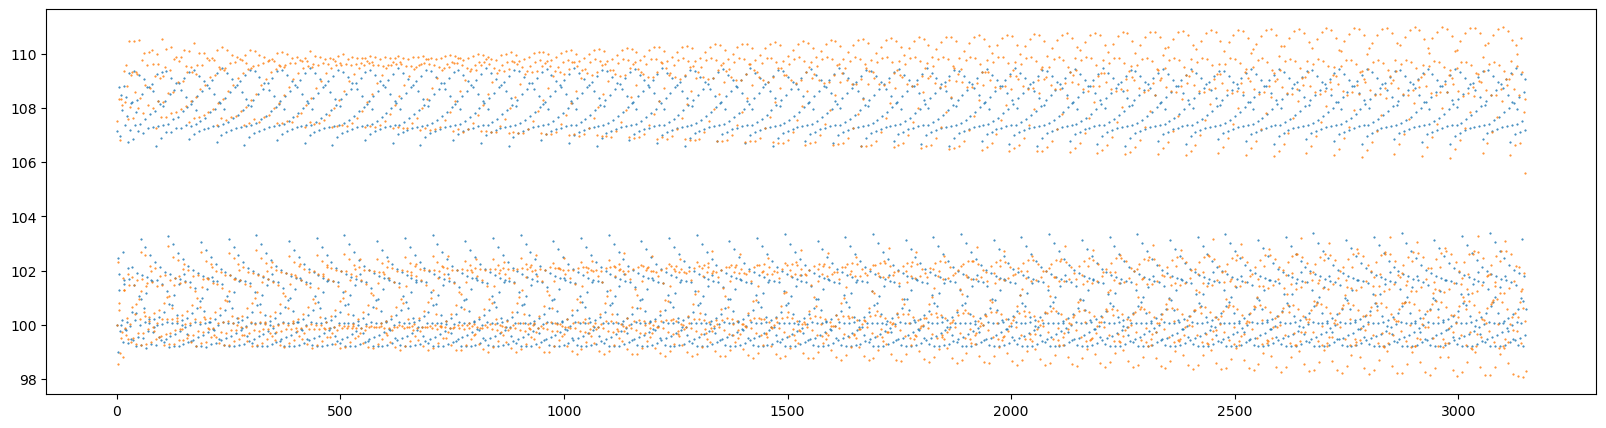
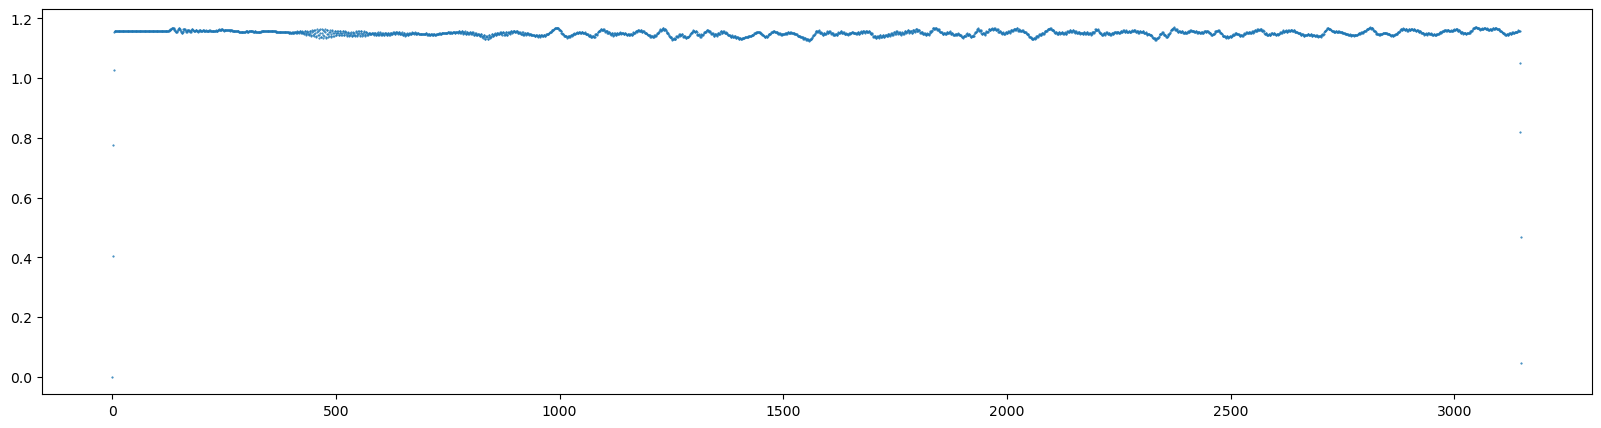
Code edit (unified diff) that turned the first committed figure into the second:
--- before
+++ after
@@ -1,3 +1,3 @@
 plt.figure(figsize=(20,5))
-plt.plot(t, FLUXsim_empty[()]/FLUXsim_empty[0]*100, '.', ms=1)
-plt.plot(t, FLUXsim_crystal[()]/FLUXsim_crystal[0]*100, '.', ms=1)
+# plt.plot(t, FLUXsim_empty[()]/FLUXsim_empty[0]*100, '.', ms=1)
+plt.plot(t[:], FLUXsim_crystal[:], '.', ms=1)

Commit: Cleaned up flux calculation code